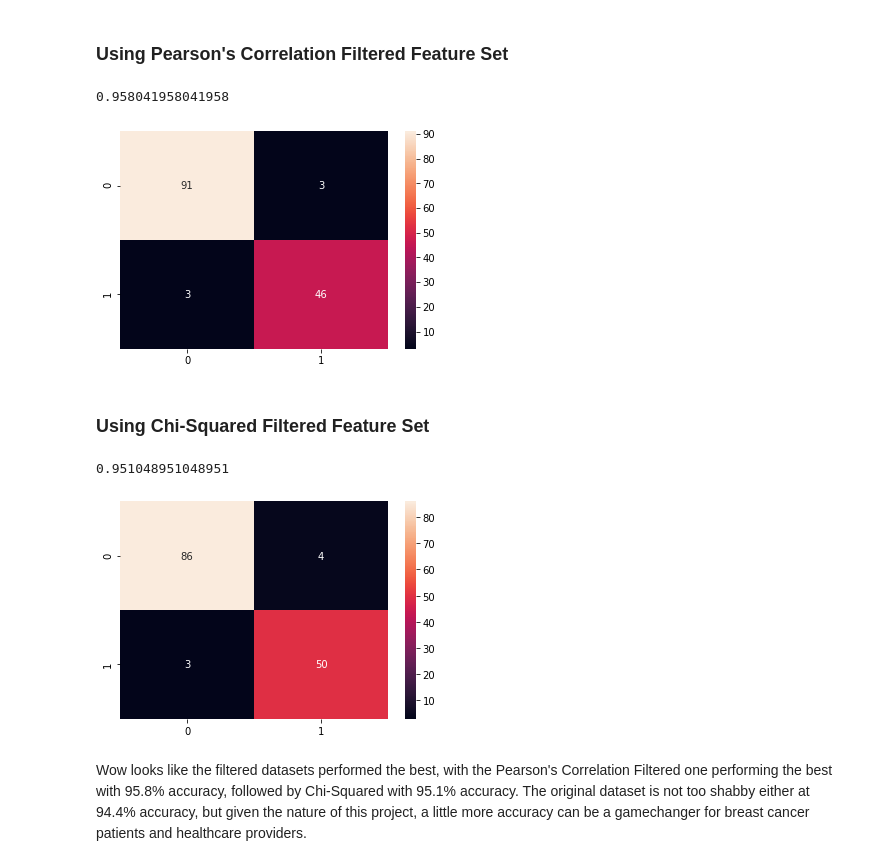
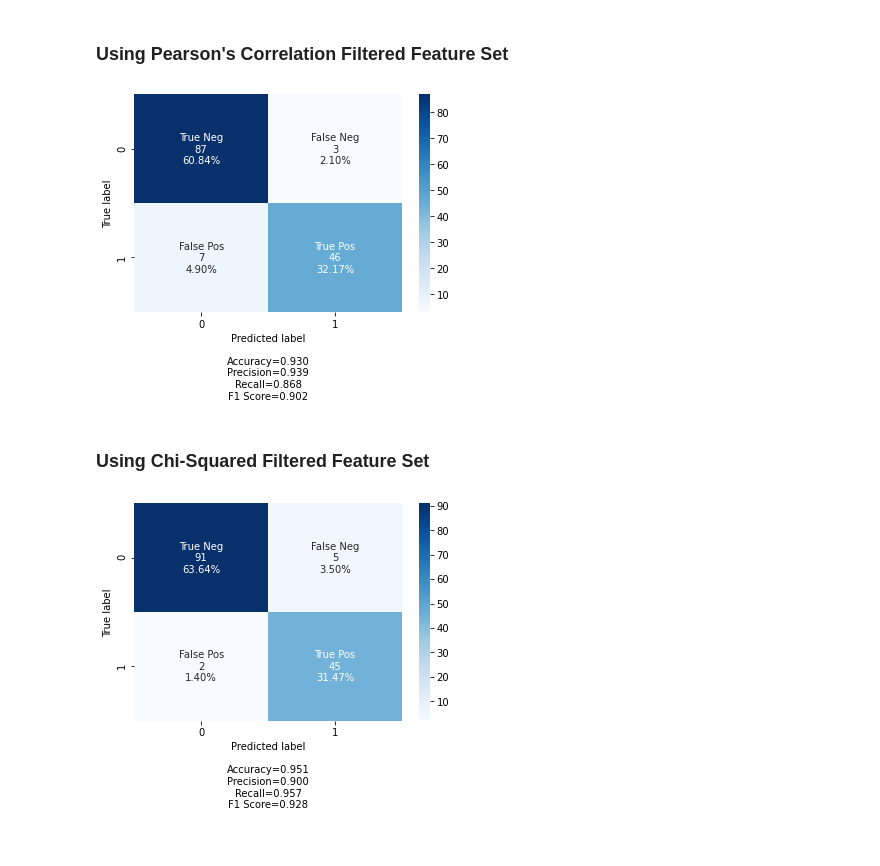
Before and after one commit to malthusohtj/breast_cancer_prediction, a Jupyter notebook: breast_cancer_pred.ipynb, the cells around one changed output. Drawn from its saved outputs; the diff is of its cells as text; code cells hidden in the pictures.

```diff
--- a/breast_cancer_pred.ipynb
+++ b/breast_cancer_pred.ipynb
@@ -464,8 +470,8 @@ x_train_chi, x_test_chi, y_train_chi, y_test_chi = train_test_split(features[chi
 # %%
 from sklearn.tree import DecisionTreeClassifier
 
-def tree_classifier(x_train, x_test, y_train, y_test):
-    classifier = DecisionTreeClassifier(criterion="entropy", random_state=0) # i use entropy instead of gini here -> need to research what it means
+def tree_classifier(x_train, x_test, y_train):
+    classifier = DecisionTreeClassifier(criterion="entropy", random_state=0, splitter="best", min_samples_leaf=10) # i use entropy instead of gini here -> need to research what it means
     classifier.fit(x_train, y_train)
     y_pred = classifier.predict(x_test)
     return y_pred
@@ -484,19 +586,13 @@ print(accuracy_score(y_test_full, full_pred))
 ### Using Pearson's Correlation Filtered Feature Set
 # %%
 corr_pred = tree_classifier(x_train_corr, x_test_corr, y_train_corr)
-sns.heatmap(confusion_matrix(y_test_corr, corr_pred), annot=True)
-print(accuracy_score(y_test_corr, corr_pred))
+make_confusion_matrix(confusion_matrix(y_test_corr, corr_pred), group_names=['True Neg', 'False Neg', 'False Pos', 'True Pos'])
 # %% [output]
-0.958041958041958
-[figure, old version]
+[figure, new version]
 # %% [markdown]
 ### Using Chi-Squared Filtered Feature Set
 # %%
 chi_pred = tree_classifier(x_train_chi, x_test_chi, y_train_chi)
-sns.heatmap(confusion_matrix(y_test_chi, chi_pred), annot=True)
-print(accuracy_score(y_test_chi, chi_pred))
+make_confusion_matrix(confusion_matrix(y_test_chi, chi_pred), group_names=['True Neg', 'False Neg', 'False Pos', 'True Pos'])
 # %% [output]
-0.951048951048951
-[figure, old version]
+[figure, new version]
-# %% [markdown]
-Wow looks like the filtered datasets performed the best, with the Pearson's Correlation Filtered one performing the best with 95.8% accuracy, followed by Chi-Squared with 95.1% accuracy. The original dataset is not too shabby either at 94.4% accuracy, but given the nature of this project, a little more accuracy can be a gamechanger for breast cancer patients and healthcare providers.
```
Also changed, not shown: parts of 5 cells of this notebook.
